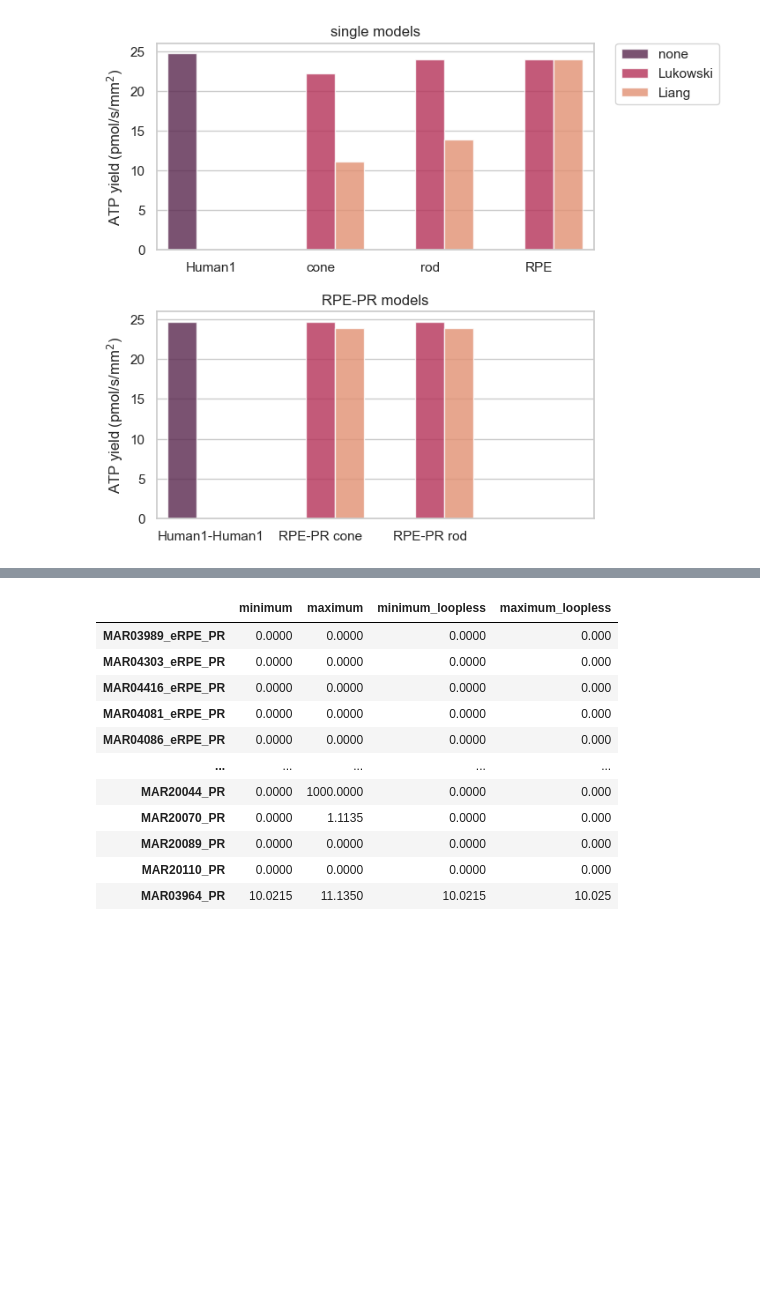
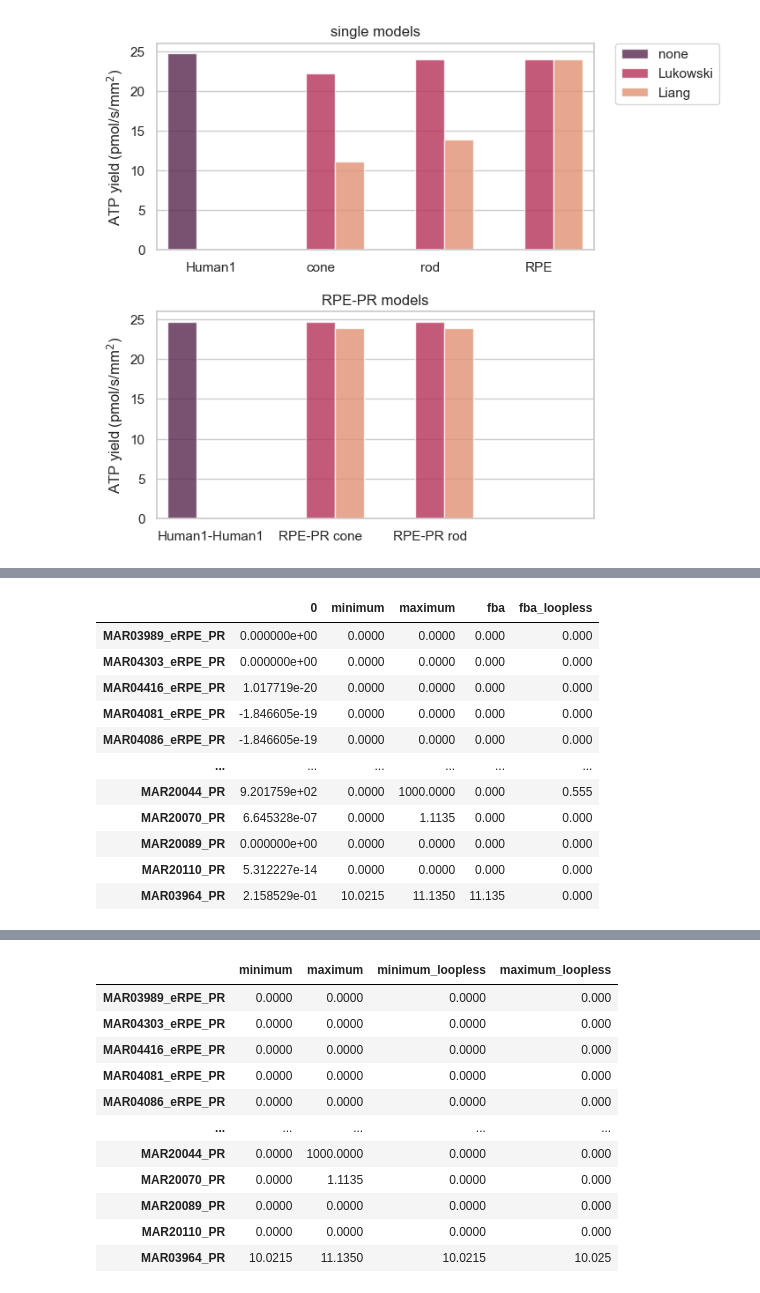
Before and after one commit to stellaprins/Human1_RPE-PR, a Jupyter notebook: jupyter/RPE-PR/test_sampling_oxphos_glucolysis.ipynb, the cells around one changed output, grey strips where cells are left out. Saved outputs shown, nothing was run; the diff lists cells and outputs as text; code cells hidden in the pictures; blank space fills up the shorter version.

Commit message:
create fva/sampling/fba function

```diff
--- a/jupyter/RPE-PR/test_sampling_oxphos_glucolysis.ipynb
+++ b/jupyter/RPE-PR/test_sampling_oxphos_glucolysis.ipynb
@@ -438,7 +438,7 @@ def fva(models):
         fva_combined = fva.merge(fva_loopless, left_index=True, right_index=True)
 
         # record results in dict
-        results_dict[m.id] = fva_combined.T
+        results_dict[m.id] = fva_combined
 
         # convert dict to dataframe
         df_fva_results = pd.concat(results_dict, axis=1)
@@ -547,5 +494,0 @@ df_results_fba
-# %%
-# concat results
-
-df_results = pd.concat([df_sampling_results,df_fva_results,df_results_fba], axis=1)
-df_results
@@ -656,5 +494,0 @@ Reading time = 0.02 seconds
-# %%
-# remove first layer of multiindex
-df_results = df_sampling_results.copy()
-df_results.columns = df_results.columns.droplevel(0)
-df_results
@@ -673,0 +495,65 @@ df_results
+# %%
+# function
+
+def sample_fva_fba(models, n_samples):
+    """
+
+    Sample the flux space of a model.
+
+    Parameters
+    ----------
+    models : list
+        A list of cobra.Model objects.
+    n_samples : int
+        The number of samples to generate.
+
+    returns
+    -------
+    df_results : dataframe
+        A dataframe with the results of the sampling, flux variability analysis and flux balance analysis.
+
+
+
+    """
+
+    from cobra.sampling import sample
+    from cobra.flux_analysis import flux_variability_analysis
+    from src.get_info import make_rxn_df
+
+    results_dict = {}   # empty dict to store results
+    for m in models:
+        print(m.id)
+        print(m.objective)
+        # sampling of the flux space
+
+        # sample model
+        s = sample(m, n_samples).T # sample model
+
+        # flux variability analysis
+        fva_loopless = flux_variability_analysis(m, fraction_of_optimum=0.9, loopless=True) # loopless flux variability analysis on m
+        fva = flux_variability_analysis(m, fraction_of_optimum=0.9, loopless=False) # flux variability analysis on m
+        fva_loopless.columns = [str(col) + '_loopless' for col in fva_loopless.columns] # add '_loopless' to column names
+        fva_combined = fva.merge(fva_loopless, left_index=True, right_index=True) # merge fva and fva_loopless horizontally, match index
+
+        # FBA
+        fba = m.optimize()
+        fba = pd.DataFrame(fba.to_frame()['fluxes']).rename(columns={'fluxes':'fba'}) # get fluxes and rename column
+
+        # FBA loopless
+        fba_loopless = loopless_solution(m)
+        fba_loopless = pd.DataFrame(fba_loopless.fluxes)
+        fba_loopless = fba_loopless.rename(columns={'fluxes':'fba_loopless'}) # get fluxes and rename column
+        fba = fba.merge(fba_loopless, left_index=True, right_index=True) # merge fba and loopless
+
+        # make rxn df
+        rxns=make_rxn_df(m)
+
+        # merge rxns, s, fva, fba
+        df_results = pd.concat([rxns,s,fva,fba], axis=1)
+        results_dict[m.id] = df_results # record results in dict
+
+    return results_dict
+
+results = sample_fva_fba(model_list,100)
+results
+# %% [output]
@@ -673,0 +566,12 @@ df_results
+|  | 0 | minimum | maximum | fba | fba_loopless |
+| MAR03989_eRPE_PR | 0.000000e+00 | 0.0000 | 0.0000 | 0.000 | 0.000 |
+| MAR04303_eRPE_PR | 0.000000e+00 | 0.0000 | 0.0000 | 0.000 | 0.000 |
+| MAR04416_eRPE_PR | 1.017719e-20 | 0.0000 | 0.0000 | 0.000 | 0.000 |
+| MAR04081_eRPE_PR | -1.846605e-19 | 0.0000 | 0.0000 | 0.000 | 0.000 |
+| MAR04086_eRPE_PR | -1.846605e-19 | 0.0000 | 0.0000 | 0.000 | 0.000 |
+| ... | ... | ... | ... | ... | ... |
+| MAR20044_PR | 9.201759e+02 | 0.0000 | 1000.0000 | 0.000 | 0.555 |
+| MAR20070_PR | 6.645328e-07 | 0.0000 | 1.1135 | 0.000 | 0.000 |
+| MAR20089_PR | 0.000000e+00 | 0.0000 | 0.0000 | 0.000 | 0.000 |
+| MAR20110_PR | 5.312227e-14 | 0.0000 | 0.0000 | 0.000 | 0.000 |
+| MAR03964_PR | 2.158529e-01 | 10.0215 | 11.1350 | 11.135 | 0.000 |
```
Also changed, not shown: parts of 9 cells of this notebook.
